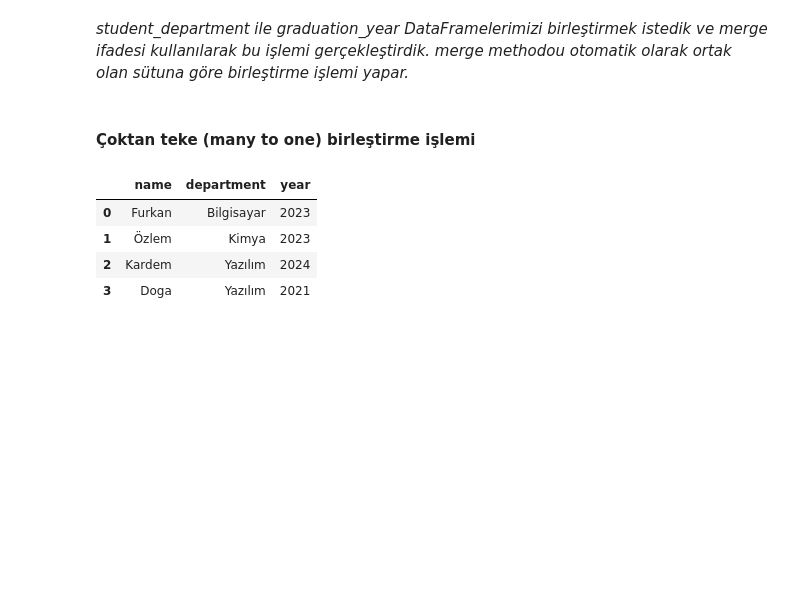
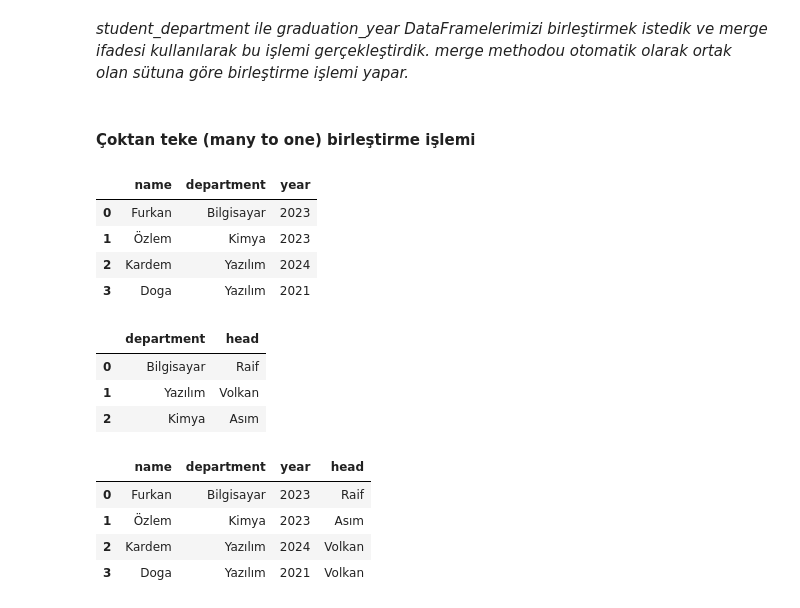
Before and after one commit to furkaanasik/Pandas-temel, a Jupyter notebook: PandasNotes.ipynb, the cells around one changed output. Cells and saved outputs as stored; diff of their text form; code cells hidden in the pictures; blank space fills up the shorter version.

```diff
--- a/PandasNotes.ipynb
+++ b/PandasNotes.ipynb
@@ -1019,3 +1018,25 @@ school
 | 1 | Özlem | Kimya | 2023 |
 | 2 | Kardem | Yazılım | 2024 |
 | 3 | Doga | Yazılım | 2021 |
+# %%
+department = {
+    "department" : ["Bilgisayar", "Yazılım", "Kimya"],
+    "head" : ["Raif", "Volkan", "Asım"]
+}
+
+department_heads = pd.DataFrame(department)
+
+department_heads
+# %% [output]
+|  | department | head |
+| 0 | Bilgisayar | Raif |
+| 1 | Yazılım | Volkan |
+| 2 | Kimya | Asım |
+# %%
+pd.merge(school, department_heads)
+# %% [output]
+|  | name | department | year | head |
+| 0 | Furkan | Bilgisayar | 2023 | Raif |
+| 1 | Özlem | Kimya | 2023 | Asım |
+| 2 | Kardem | Yazılım | 2024 | Volkan |
+| 3 | Doga | Yazılım | 2021 | Volkan |
```
Also changed, not shown: parts of 19 cells of this notebook.
